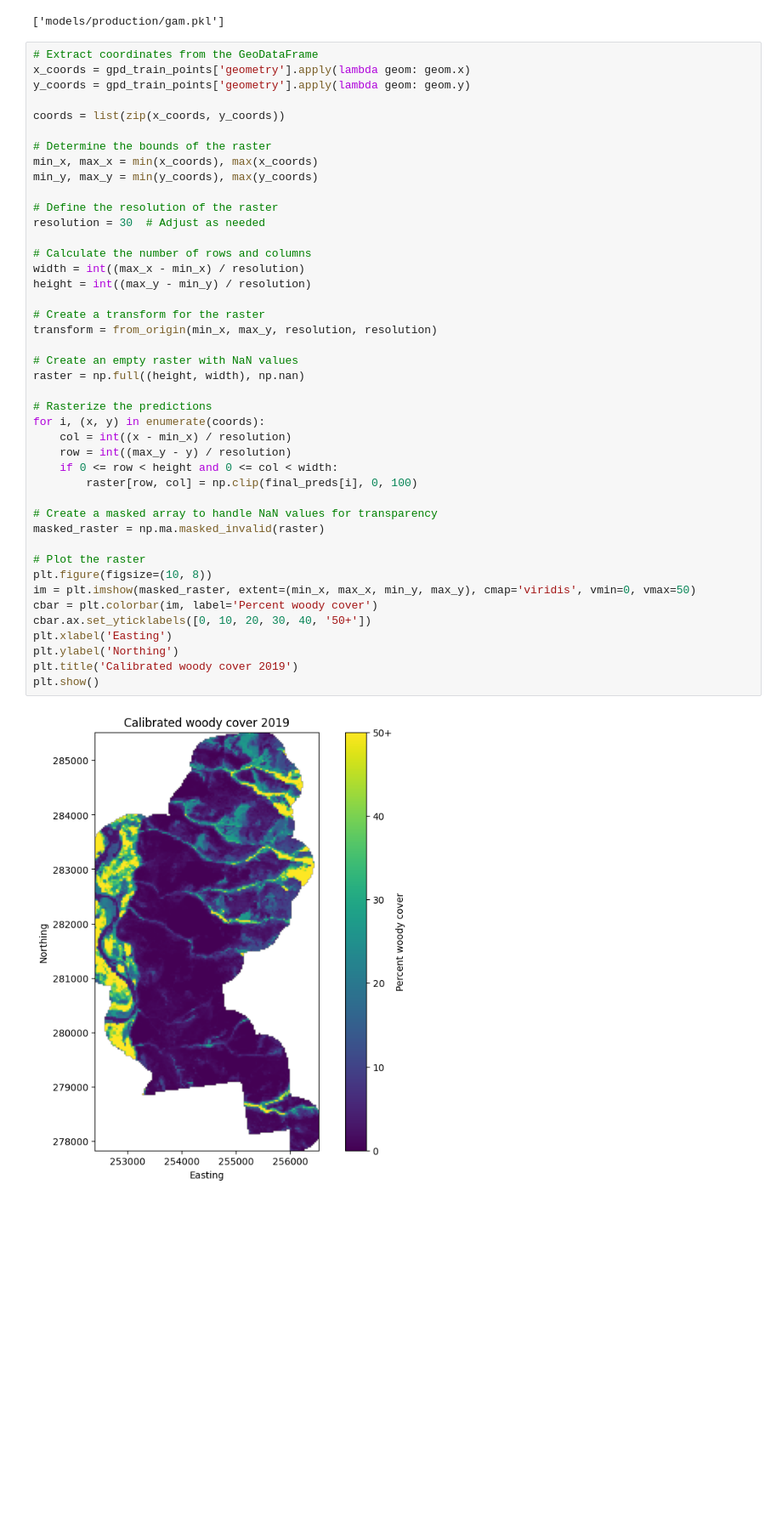
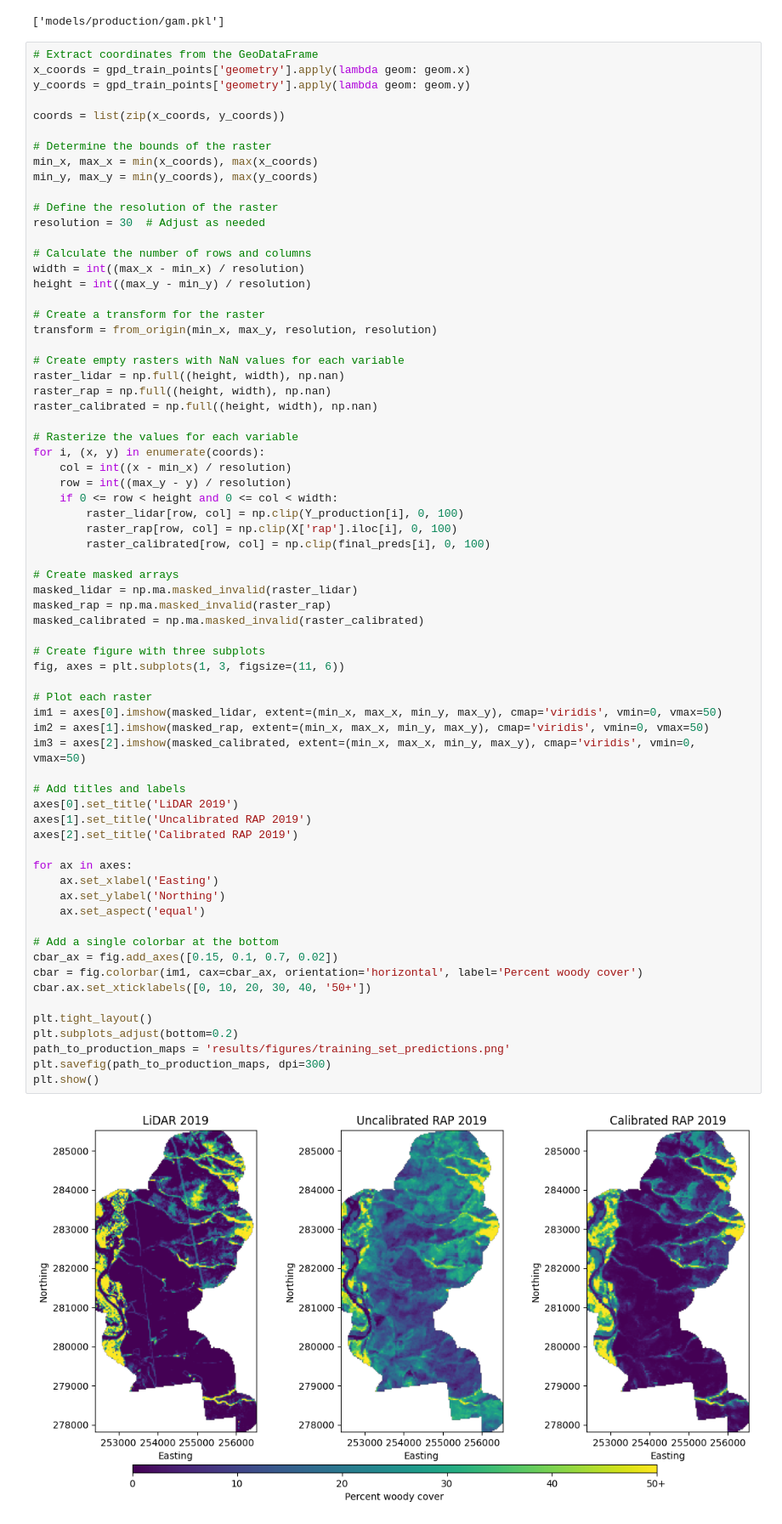
Before and after one commit to mosscoder/calibrate_rap, a Jupyter notebook: 08_training_set_eval.ipynb, the cells around one changed output. Shown at 85% size. Cells and saved outputs as stored; diff of their text form; blank space fills up the shorter version.

Commit message:
add training set results

```diff
--- a/08_training_set_eval.ipynb
+++ b/08_training_set_eval.ipynb
@@ -354,45 +358,70 @@ joblib.dump(gam, 'models/production/gam.pkl')
 # %%
 # Extract coordinates from the GeoDataFrame
 x_coords = gpd_train_points['geometry'].apply(lambda geom: geom.x)
 y_coords = gpd_train_points['geometry'].apply(lambda geom: geom.y)
 
 coords = list(zip(x_coords, y_coords))
 
 # Determine the bounds of the raster
 min_x, max_x = min(x_coords), max(x_coords)
 min_y, max_y = min(y_coords), max(y_coords)
 
 # Define the resolution of the raster
 resolution = 30  # Adjust as needed
 
 # Calculate the number of rows and columns
 width = int((max_x - min_x) / resolution)
 height = int((max_y - min_y) / resolution)
 
 # Create a transform for the raster
 transform = from_origin(min_x, max_y, resolution, resolution)
 
-# Create an empty raster with NaN values
-raster = np.full((height, width), np.nan)
+# Create empty rasters with NaN values for each variable
+raster_lidar = np.full((height, width), np.nan)
+raster_rap = np.full((height, width), np.nan)
+raster_calibrated = np.full((height, width), np.nan)
 
-# Rasterize the predictions
+# Rasterize the values for each variable
 for i, (x, y) in enumerate(coords):
     col = int((x - min_x) / resolution)
     row = int((max_y - y) / resolution)
     if 0 <= row < height and 0 <= col < width:
-        raster[row, col] = np.clip(final_preds[i], 0, 100)
+        raster_lidar[row, col] = np.clip(Y_production[i], 0, 100)
+        raster_rap[row, col] = np.clip(X['rap'].iloc[i], 0, 100)
+        raster_calibrated[row, col] = np.clip(final_preds[i], 0, 100)
 
-# Create a masked array to handle NaN values for transparency
-masked_raster = np.ma.masked_invalid(raster)
+# Create masked arrays
+masked_lidar = np.ma.masked_invalid(raster_lidar)
+masked_rap = np.ma.masked_invalid(raster_rap)
+masked_calibrated = np.ma.masked_invalid(raster_calibrated)
 
-# Plot the raster
-plt.figure(figsize=(10, 8))
-im = plt.imshow(masked_raster, extent=(min_x, max_x, min_y, max_y), cmap='viridis', vmin=0, vmax=50)
-cbar = plt.colorbar(im, label='Percent woody cover')
-cbar.ax.set_yticklabels([0, 10, 20, 30, 40, '50+'])
-plt.xlabel('Easting')
-plt.ylabel('Northing')
-plt.title('Calibrated woody cover 2019')
+# Create figure with three subplots
+fig, axes = plt.subplots(1, 3, figsize=(11, 6))
+
+# Plot each raster
+im1 = axes[0].imshow(masked_lidar, extent=(min_x, max_x, min_y, max_y), cmap='viridis', vmin=0, vmax=50)
+im2 = axes[1].imshow(masked_rap, extent=(min_x, max_x, min_y, max_y), cmap='viridis', vmin=0, vmax=50)
+im3 = axes[2].imshow(masked_calibrated, extent=(min_x, max_x, min_y, max_y), cmap='viridis', vmin=0, vmax=50)
+
+# Add titles and labels
+axes[0].set_title('LiDAR 2019')
+axes[1].set_title('Uncalibrated RAP 2019')
+axes[2].set_title('Calibrated RAP 2019')
+
+for ax in axes:
+    ax.set_xlabel('Easting')
+    ax.set_ylabel('Northing')
+    ax.set_aspect('equal')
+
+# Add a single colorbar at the bottom
+cbar_ax = fig.add_axes([0.15, 0.1, 0.7, 0.02])
+cbar = fig.colorbar(im1, cax=cbar_ax, orientation='horizontal', label='Percent woody cover')
+cbar.ax.set_xticklabels([0, 10, 20, 30, 40, '50+'])
+
+plt.tight_layout()
+plt.subplots_adjust(bottom=0.2)
+path_to_production_maps = 'results/figures/training_set_predictions.png'
+plt.savefig(path_to_production_maps, dpi=300)
 plt.show()
 # %% [output]
-[figure, old version]
+[figure, new version]
```
Also changed, not shown: parts of 3 cells of this notebook, 6 other files.
